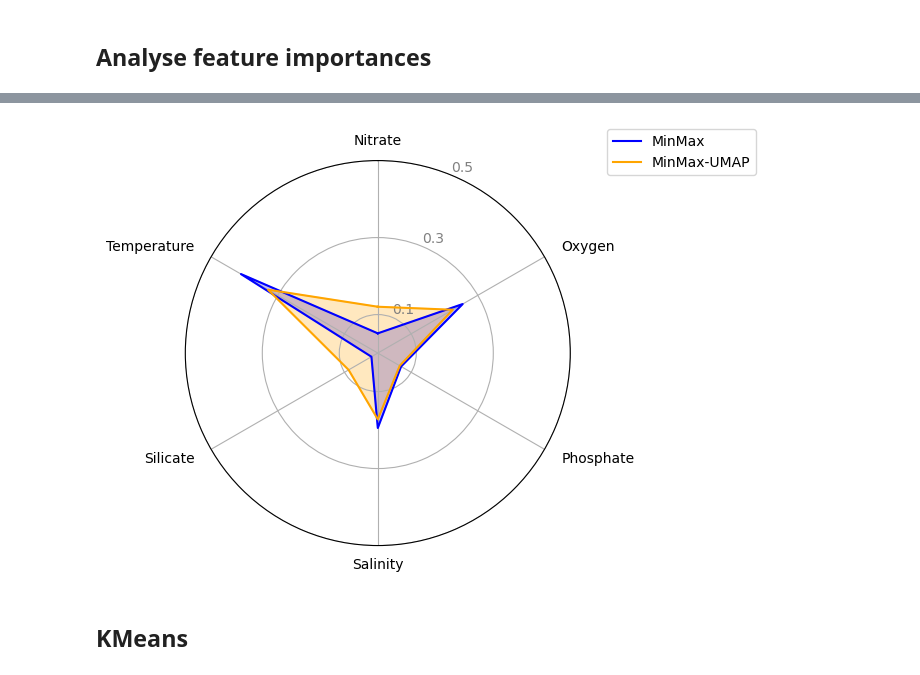
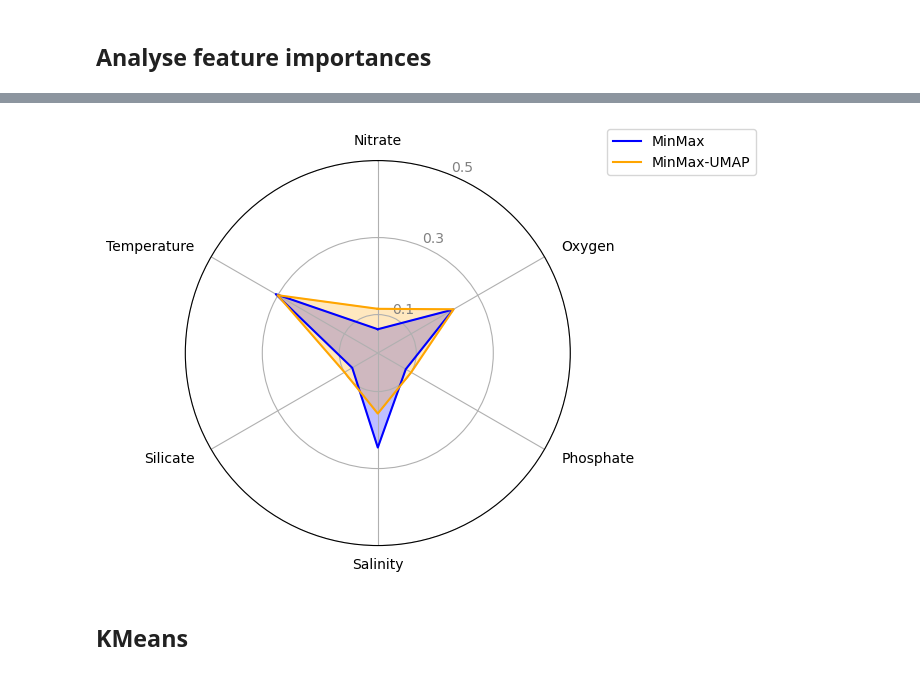
Before and after one commit to y-jenniges/ocean_clustering_and_validation, a Jupyter notebook: clustering_experiments/feature_importance.ipynb, the cells around one changed output, grey strips where cells are left out. Drawn from its saved outputs; the diff is of its cells as text; code cells hidden in the pictures.

Commit message:
fixing the per-clustering-method plot, finalizing radar plot

```diff
--- a/clustering_experiments/feature_importance.ipynb
+++ b/clustering_experiments/feature_importance.ipynb
@@ -226,13 +226,12 @@ for cluster_name in config.algorithms_and_hyps.keys():
 # %%
 fi_kmeans = pd.read_csv(f"{config.output_dir_feature_importance}feature_importance_kmeans.csv")
 fi_ward = pd.read_csv(f"{config.output_dir_feature_importance}feature_importance_ward.csv")
-# fi_dbscan = pd.read_csv(f"{config.output_dir_feature_importance}feature_importance_dbscan.csv")
+fi_dbscan = pd.read_csv(f"{config.output_dir_feature_importance}feature_importance_dbscan.csv")
 
-# fi = pd.concat([fi_kmeans, fi_ward, fi_dbscan], ignore_index=True)
-fi = pd.concat([fi_kmeans, fi_ward], ignore_index=True)
+fi = pd.concat([fi_kmeans, fi_ward, fi_dbscan], ignore_index=True)
 # %%
 # Rename parameters
-rename_dict = {
+rename_parameter_dict = {
     "P_TEMPERATURE_scaled": "Temperature",
     "P_SALINITY_scaled": "Salinity",
     "P_OXYGEN_scaled": "Oxygen",
@@ -241,5 +240,11 @@ rename_dict = {
     "P_SILICATE_scaled": "Silicate"
 }
 
+rename_preprocessings_dict = {
+    "minmax": "MinMax",
+    "minmax_umap": "MinMax-UMAP"
+}
+
 # Apply renaming to the 'parameter' column
-fi["parameter"] = fi["parameter"].replace(rename_dict)
+fi["parameter"] = fi["parameter"].replace(rename_parameter_dict)
+fi["preprocessing"] = fi["preprocessing"].replace(rename_preprocessings_dict)
@@ -299,18 +319,18 @@ plt.show()
 # Spider plot for final hyperparameter combinations
 
 # Concat all feature importances from final hyperparameter combinations
-temp = pd.concat([fi.query(get_query_string_hyps_filter(hyp_config.kmeans_original_hyps, preproc="minmax", algorithm="kmeans", float_tol=1e-8)),
-                  fi.query(get_query_string_hyps_filter(hyp_config.kmeans_umap_hyps, preproc="minmax_umap", algorithm="kmeans", float_tol=1e-8)),
-                  fi.query(get_query_string_hyps_filter(hyp_config.ward_original_hyps, preproc="minmax", algorithm="ward", float_tol=1e-8)),
-                  fi.query(get_query_string_hyps_filter(hyp_config.ward_umap_hyps, preproc="minmax_umap", algorithm="ward", float_tol=1e-8)),
-                  # fi.query(get_query_string_hyps_filter(hyp_config.dbscan_original_hyps, preproc="minmax", algorithm="dbscan", float_tol=1e-8)),
-                  # fi.query(get_query_string_hyps_filter(hyp_config.dbscan_umap_hyps, preproc="minmax_umap", algorithm="dbscan", float_tol=1e-8))
+temp = pd.concat([fi.query(get_query_string_hyps_filter(hyp_config.kmeans_original_hyps, preproc="MinMax", algorithm="kmeans", float_tol=1e-8)),
+                  fi.query(get_query_string_hyps_filter(hyp_config.kmeans_umap_hyps, preproc="MinMax-UMAP", algorithm="kmeans", float_tol=1e-8)),
+                  fi.query(get_query_string_hyps_filter(hyp_config.ward_original_hyps, preproc="MinMax", algorithm="ward", float_tol=1e-8)),
+                  fi.query(get_query_string_hyps_filter(hyp_config.ward_umap_hyps, preproc="MinMax-UMAP", algorithm="ward", float_tol=1e-8)),
+                  fi.query(get_query_string_hyps_filter(hyp_config.dbscan_original_hyps, preproc="MinMax", algorithm="dbscan", float_tol=1e-8)),
+                  fi.query(get_query_string_hyps_filter(hyp_config.dbscan_umap_hyps, preproc="MinMax-UMAP", algorithm="dbscan", float_tol=1e-8))
                  ])
 
 # Compute mean importance by data type
 radar_data = temp[['parameter', 'importance', 'preprocessing']].groupby(["parameter", "preprocessing"]).mean().reset_index()
-radar_original = radar_data[radar_data["preprocessing"] == "minmax"].set_index("parameter")["importance"]
-radar_embedded = radar_data[radar_data["preprocessing"] == "minmax_umap"].set_index("parameter")["importance"]
+radar_original = radar_data[radar_data["preprocessing"] == "MinMax"].set_index("parameter")["importance"]
+radar_embedded = radar_data[radar_data["preprocessing"] == "MinMax-UMAP"].set_index("parameter")["importance"]
 
 # Radar chart preparation
 categories = radar_original.index.tolist()
@@ -320,37 +340,36 @@ angles += angles[:1]  # Close the loop
 
 # Plot
 fig, ax = plt.subplots(figsize=(5, 5), subplot_kw=dict(polar=True))
 ax.plot(angles, radar_original.tolist() + radar_original[:1].tolist(), label="MinMax", color="blue")
 ax.fill(angles, radar_original.tolist() + radar_original[:1].tolist(), alpha=0.25, color="blue")
 ax.plot(angles, radar_embedded.tolist() + radar_embedded[:1].tolist(), label="MinMax-UMAP", color="orange")
 ax.fill(angles, radar_embedded.tolist() + radar_embedded[:1].tolist(), alpha=0.25, color="orange")
 
 # Formatting
-# ax.set_title("Feature Importance Distribution: Original vs. Embedded Data")#, size=10, pad=20)
 ax.set_theta_offset(np.pi / 2)
 ax.set_theta_direction(-1)
 
 ax.set_xticks(angles[:-1])
-ax.set_xticklabels(categories, ha='center')  # You can change fontsize or alignment for clarity
+ax.set_xticklabels(categories, ha='center')
 
 # Use external padding for labels
 for label, angle in zip(ax.get_xticklabels(), angles):
     if angle in (0, np.pi):  # Top and bottom labels
         label.set_verticalalignment('center')
     elif 0 < angle < np.pi:  # Right-side labels
         label.set_horizontalalignment('left')
     else:  # Left-side labels
         label.set_horizontalalignment('right')
 
 ax.set_yticks([0.1, 0.3, 0.5])
 ax.set_yticklabels(["0.1", "0.3", "0.5"], color="gray")#, size=10)
 plt.legend(loc="upper right", bbox_to_anchor=(1.5, 1.1))
 
 #plt.tight_layout()
-# plt.savefig(f"{output_dir_high_res}feature_importance_data_comparison.png", bbox_inches="tight", dpi=1000)
+plt.savefig(f"{config.output_dir_plots_high_res}feature_importance_data_comparison.png", bbox_inches="tight", dpi=1000)
 plt.show()
 # %% [output]
-[figure, old version]
+[figure, new version]
 # %% [markdown]
 ## KMeans
 # %%
```
Also changed, not shown: parts of 18 cells of this notebook.
